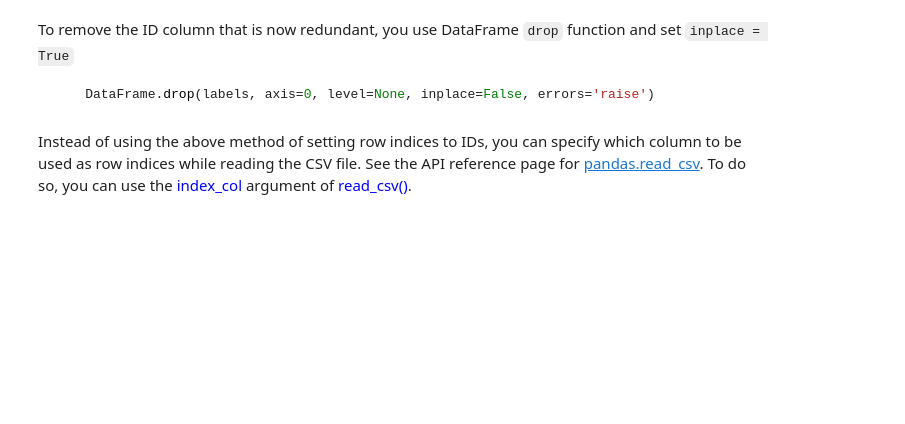
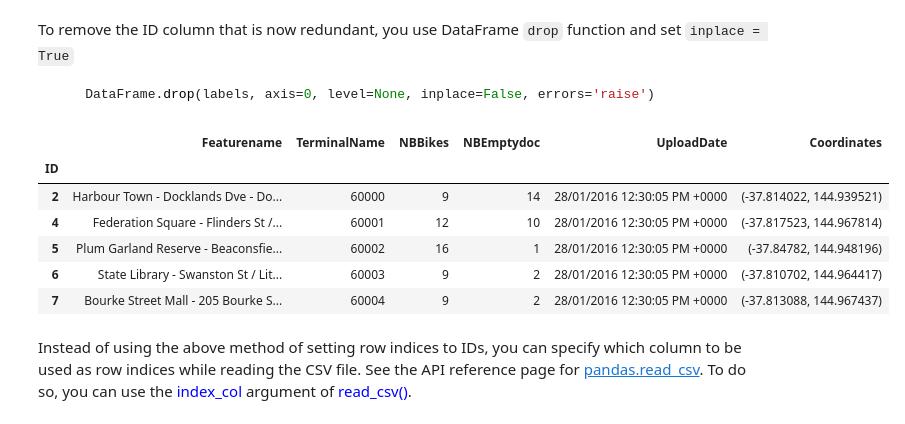
Before and after one commit to zby0902/Monash_2018_S1, a Jupyter notebook: FIT5196_Data_Wrangling/wk3/parsing_csv_json/Parsing CSV & JSON Files.ipynb, the cells around one changed output. Drawn from its saved outputs; the diff is of its cells as text; code cells hidden in the pictures; blank space fills up the shorter version.

````diff
--- a/FIT5196_Data_Wrangling/wk3/parsing_csv_json/Parsing CSV & JSON Files.ipynb
+++ b/FIT5196_Data_Wrangling/wk3/parsing_csv_json/Parsing CSV & JSON Files.ipynb
@@ -144,8 +212,16 @@ To remove the ID column that is now redundant, you use DataFrame `drop` function
     DataFrame.drop(labels, axis=0, level=None, inplace=False, errors='raise')
 ```
 # %%
-csvdf.drop('ID', 1, inplace = True)
+csvdf.drop('ID', axis=1, inplace = True)
 csvdf.head()
+# %% [output]
+|  | Featurename | TerminalName | NBBikes | NBEmptydoc | UploadDate | Coordinates |
+| ID |  |  |  |  |  |  |
+| 2 | Harbour Town - Docklands Dve - Do... | 60000 | 9 | 14 | 28/01/2016 12:30:05 PM +0000 | (-37.814022, 144.939521) |
+| 4 | Federation Square - Flinders St /... | 60001 | 12 | 10 | 28/01/2016 12:30:05 PM +0000 | (-37.817523, 144.967814) |
+| 5 | Plum Garland Reserve - Beaconsfie... | 60002 | 16 | 1 | 28/01/2016 12:30:05 PM +0000 | (-37.84782, 144.948196) |
+| 6 | State Library - Swanston St / Lit... | 60003 | 9 | 2 | 28/01/2016 12:30:05 PM +0000 | (-37.810702, 144.964417) |
+| 7 | Bourke Street Mall - 205 Bourke S... | 60004 | 9 | 2 | 28/01/2016 12:30:05 PM +0000 | (-37.813088, 144.967437) |
 # %% [markdown]
 Instead of using the above method of setting row indices to IDs, you can specify which column to
 be used as row indices while reading the CSV file. See the API reference page for
````
Also changed, not shown: parts of 10 cells of this notebook.
